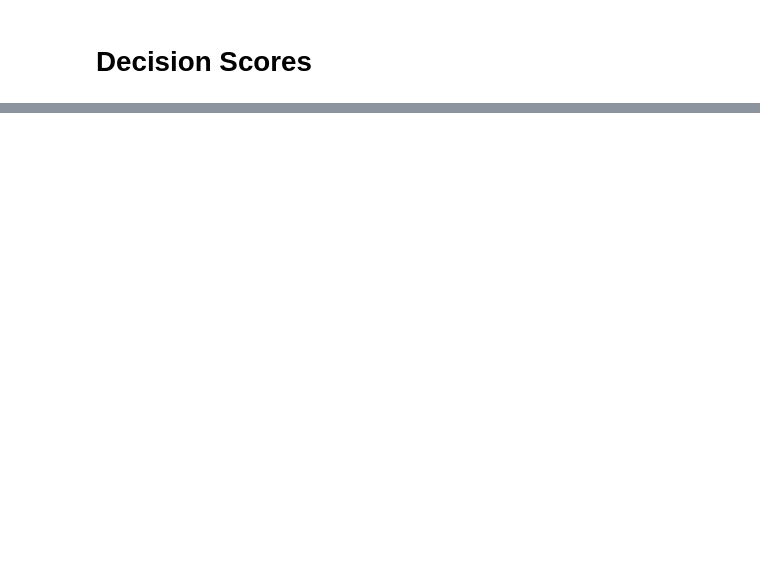
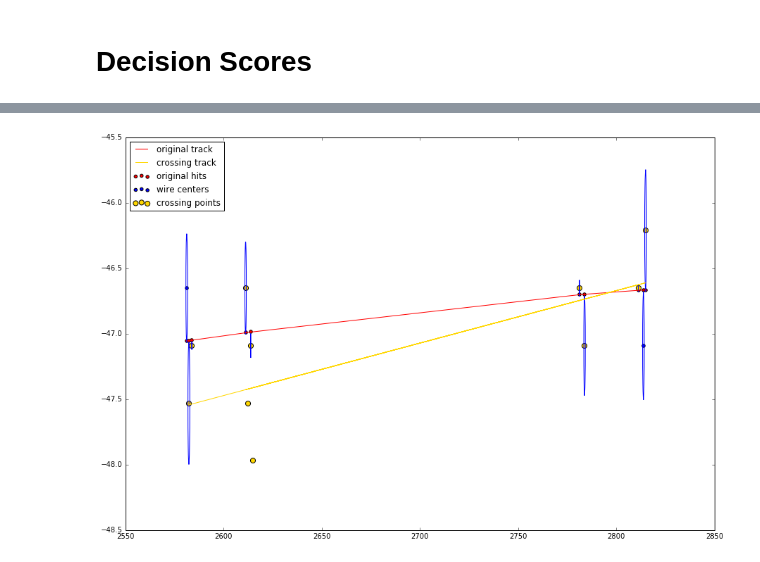
Before and after one commit to yandexdataschool/ship_tracks_recognition, a Jupyter notebook: notebooks/Classifier.ipynb, the cells around one changed output, grey strips where cells are left out. Drawn from its saved outputs; the diff is of its cells as text; code cells hidden in the pictures; blank space fills up the shorter version.

```diff
--- a/notebooks/Classifier.ipynb
+++ b/notebooks/Classifier.ipynb
@@ -117,0 +151,11 @@ plt.legend(loc="upper left")
+# %%
+plt.figure(figsize=(15, 15))
+k = 1
+for i in features:
+    plt.subplot(2, 2, k)
+    k += 1
+    plt.hist(table[i][table.Class==1].reset_index(drop=True), color='blue', bins=20)
+    plt.hist(table[i][table.Class==0].reset_index(drop=True), color='red', bins=20)
+    plt.title(i)
+print "Class 0- red"
+print "Class 1- blue"
@@ -117,0 +275,5 @@ plt.legend(loc="upper left")
+# %%
+event_id = 27
+event = all_hits[all_hits['event'] == event_id]
+event = modify_for_yz_analysis_1_2(event)
+event
@@ -117,0 +299,4 @@ plt.legend(loc="upper left")
+# %%
+picture(event, 2, 0)
+# %% [output]
+[figure, added]
```
Also changed, not shown: parts of 33 cells of this notebook, 1 other file.
